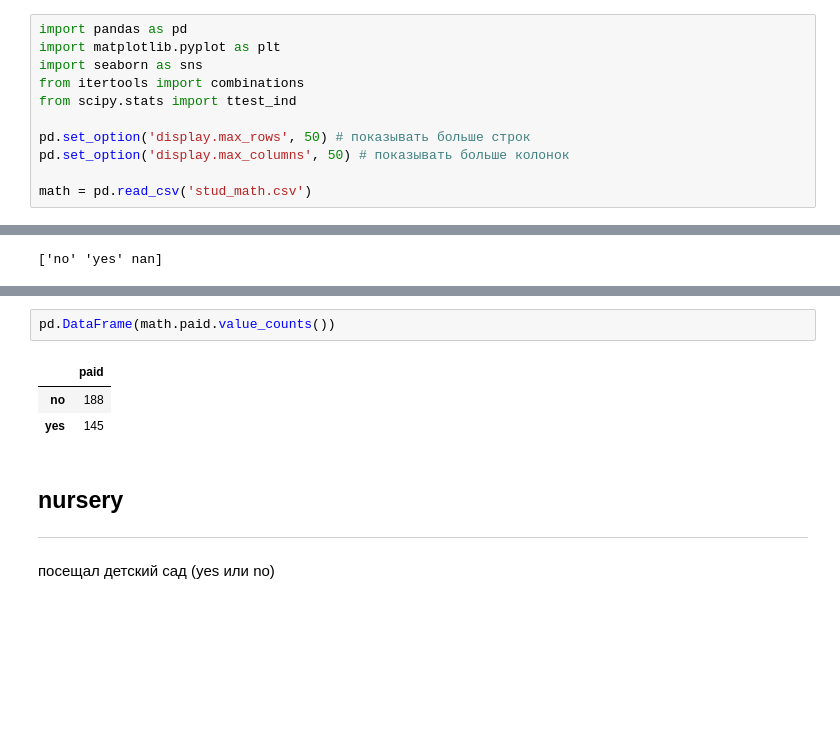
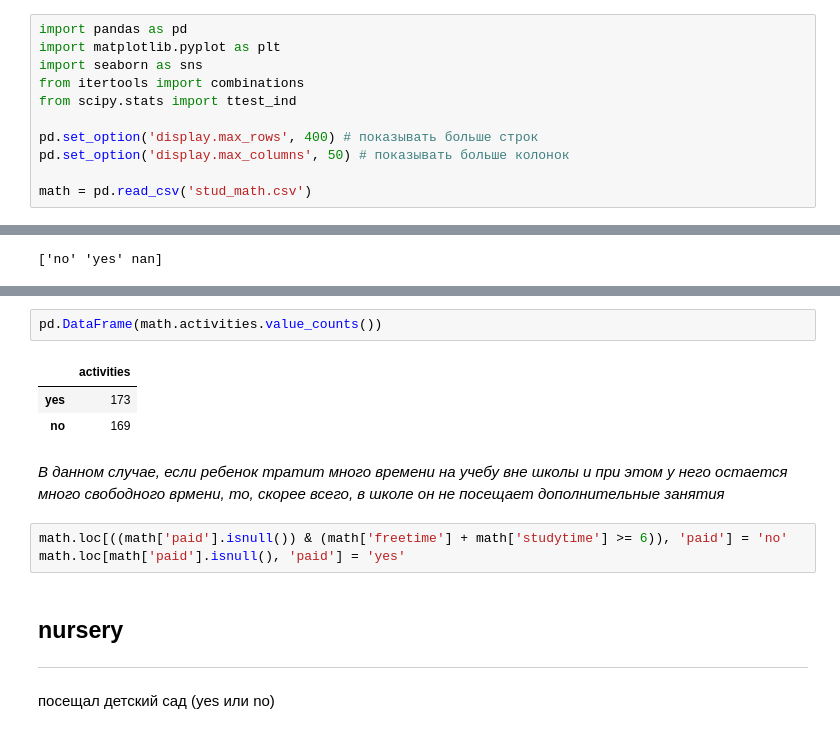
Before and after one commit to ElenaSrbq/SkillFactory-projects, a Jupyter notebook: module_2/Project_2.ipynb, the cells around one changed output, grey strips where cells are left out. Drawn from its saved outputs; the diff is of its cells as text; blank space fills up the shorter version.

```diff
--- a/module_2/Project_2.ipynb
+++ b/module_2/Project_2.ipynb
@@ -21,7 +28,7 @@ import seaborn as sns
 from itertools import combinations
 from scipy.stats import ttest_ind
 
-pd.set_option('display.max_rows', 50) # показывать больше строк
+pd.set_option('display.max_rows', 400) # показывать больше строк
 pd.set_option('display.max_columns', 50) # показывать больше колонок
 
 math = pd.read_csv('stud_math.csv')
@@ -503,9 +660,14 @@ print(math.activities.unique())
 # %%
-pd.DataFrame(math.paid.value_counts())
+pd.DataFrame(math.activities.value_counts())
 # %% [output]
-|  | paid |
-| no | 188 |
-| yes | 145 |
+|  | activities |
+| yes | 173 |
+| no | 169 |
+# %% [markdown]
+*В данном случае, если ребенок тратит много времени на учебу вне школы и при этом у него остается много свободного врмени, то, скорее всего, в школе он не посещает дополнительные занятия*
+# %%
+math.loc[((math['paid'].isnull()) & (math['freetime'] + math['studytime'] >= 6)), 'paid'] = 'no'
+math.loc[math['paid'].isnull(), 'paid'] = 'yes'
 # %% [markdown]
 ## nursery
 ---
```
Also changed, not shown: parts of 146 cells of this notebook, 2 other files.
